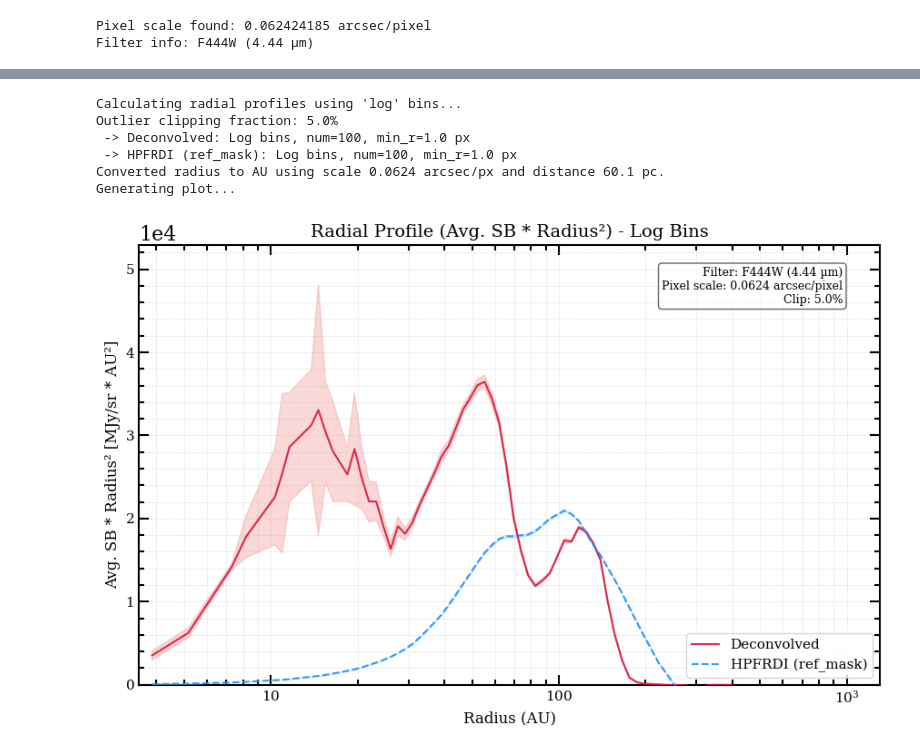
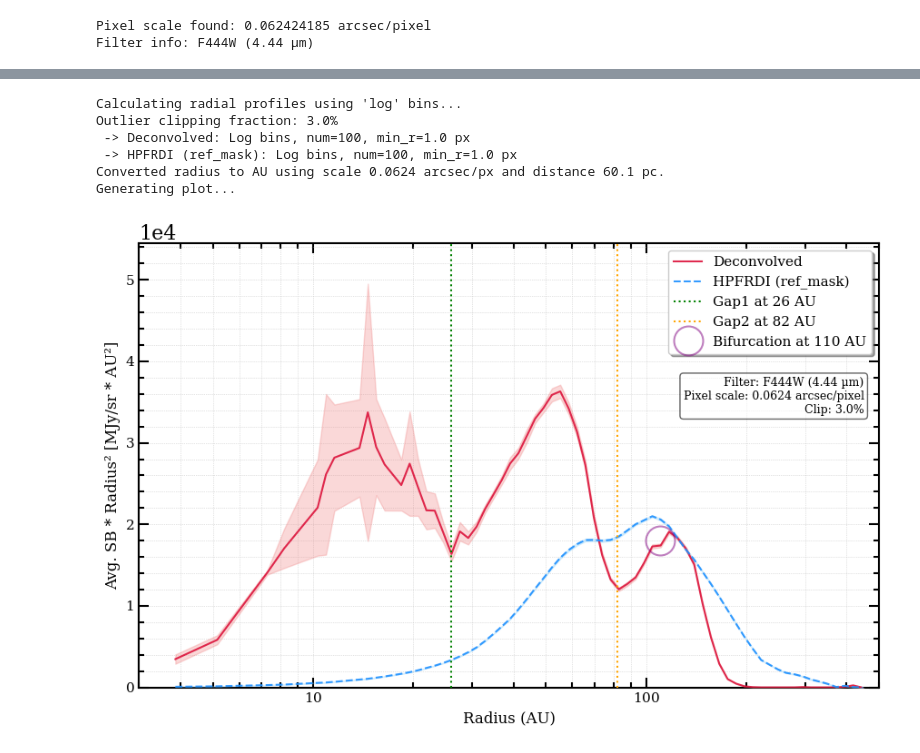
Before and after one commit to dreamjade/twhya, a Jupyter notebook: 444W_deconvo.ipynb, the cells around one changed output, grey strips where cells are left out. Drawn from its saved outputs; the diff is of its cells as text; code cells hidden in the pictures.

```diff
--- a/444W_deconvo.ipynb
+++ b/444W_deconvo.ipynb
@@ -220,12 +283,14 @@ for i, ax in enumerate(axes):
         print(f"Error creating LogNorm for plot {i}, using linear scale instead: {e}")
         norm = None # Fallback to linear scale
 
-    # --- Use ax.imshow ---
+    # --- Plotting ---
+    # flip the x-axis extent to match astronomical convention
+    flipped_extent = [deconv_reduc[i].extent[1], deconv_reduc[i].extent[0], deconv_reduc[i].extent[2], deconv_reduc[i].extent[3]]
     im = ax.imshow(
         img_data,
         cmap='hot',
         norm=norm, # Apply the LogNorm object (or None for linear)
-        extent=deconv_reduc[i].extent, # Use extent from the corresponding reduction object
+        extent=flipped_extent, # Use flipped extent from the corresponding reduction object
         origin='lower', # Standard for astronomical images
         interpolation='nearest' # Often preferred over bilinear for data
     )
@@ -235,7 +300,7 @@ for i, ax in enumerate(axes):
     cbar_unit = wdb.database.obs[wdb.concat]['BUNIT'][0]
     cbar.set_label('Intensity (%s)' % cbar_unit, fontsize=12)
 
-    # --- Add Text Label (Original Logic) ---
+    # --- Add Text Label ---
     current_max_brightness = np.nanmax(img_data)
     text_label = f"{labels[i]}\n{info_str}\nMax: {current_max_brightness:.2f}"
     ax.text(0.03, 0.97, text_label,
@@ -244,7 +309,7 @@ for i, ax in enumerate(axes):
             fontsize=10, color='white',
             bbox=dict(boxstyle='round,pad=0.3', fc='black', alpha=0.5, ec='none'))
 
-    # --- Add Scale Bar (Original Logic) ---
+    # --- Add Scale Bar ---
     if pixel_scale_value is not None and 'distance' in locals() or 'distance' in globals():
         try:
             scalebar_length_arcsec = 3
@@ -271,18 +336,14 @@ for i, ax in enumerate(axes):
         ax.text(0.97, 0.03, f"Scale info missing ({', '.join(missing_info)})", ha='right', va='bottom',
                 transform=ax.transAxes, fontsize=8, color='yellow')
 
-    # Set axis limits based on extent or desired lims
-    # extent is [left, right, bottom, top]
-    ax.set_xlim(-5, 5) # Set limits based on your data
-    ax.set_ylim(-5, 5) # Set limits based on your data
-    # Or set fixed limits if preferred:
-    # ax.set_xlim(-5, 5)
-    # ax.set_ylim(-5, 5)
+    # Set axis limits
+    ax.set_xlim(5, -5)
+    ax.set_ylim(-5, 5)
 
-    # Optional: Set axis labels
-    ax.set_xlabel('Offset [arcsec]', fontsize=12)
+    # Set axis labels
+    ax.set_xlabel(r'$\Delta$ RA [arcsec]', fontsize=12)
     if i == 0: # Label y-axis only for the first plot
-        ax.set_ylabel('Offset [arcsec]', fontsize=12)
+        ax.set_ylabel(r'$\Delta$ Dec [arcsec]', fontsize=12)
     ax.set_aspect('equal', adjustable='box') # Ensure correct aspect ratio
 
 # Adjust layout to prevent overlap and show the plot
@@ -751,7 +645,7 @@ def calculate_radial_profile(
 if __name__ == "__main__":
     # --- User Choices ---
     BINNING_MODE = 'log' # Options: 'linear' or 'log'
-    OUTLIER_CLIP = 0.05   # Fraction to clip (e.g., 0.05 = 5% total), 0.0 to disable
+    OUTLIER_CLIP = 0.03   # Fraction to clip (e.g., 0.05 = 5% total), 0.0 to disable
 
     # --- Binning Parameters ---
     # Parameters for LINEAR binning
@@ -927,14 +821,14 @@ if __name__ == "__main__":
     # --- Plot Styling ---
     ax_radial.set_xlabel(x_label, fontsize=12)
     ax_radial.set_ylabel(y_label, fontsize=12)
-    ax_radial.set_title(f'Radial Profile (Avg. SB * Radius²) - {BINNING_MODE.capitalize()} Bins', fontsize=14)
+    #ax_radial.set_title(f'Radial Profile (Avg. SB * Radius²) - {BINNING_MODE.capitalize()} Bins', fontsize=14)
 
     # Add text box
     scale_text = f"{pixel_scale_value:.4f} {units}/pixel" if np.isfinite(pixel_scale_value) else "Unknown"
     clip_text = f"Clip: {OUTLIER_CLIP*100:.1f}%" if OUTLIER_CLIP > 0 else "Clip: None"
     textstr = f"Filter: {info_str}\nPixel scale: {scale_text}\n{clip_text}"
     props = dict(boxstyle='round', facecolor='white', alpha=0.6)
-    ax_radial.text(0.95, 0.95, textstr, transform=ax_radial.transAxes,
+    ax_radial.text(0.98, 0.7, textstr, transform=ax_radial.transAxes,
                    fontsize=9, verticalalignment='top', horizontalalignment='right', bbox=props)
 
     # Set scales AFTER plotting
@@ -972,38 +866,43 @@ if __name__ == "__main__":
     else:
         ax_radial.set_ylim(bottom=0) # Default safe limit
 
+    # add vertical lines for gaps at 25 au and 90 au
+    ax_radial.axvline(x=26, color='green', linestyle=':', linewidth=1.5, label='Gap1 at 26 AU', zorder=12)
+    ax_radial.axvline(x=82, color='orange', linestyle=':', linewidth=1.5, label='Gap2 at 82 AU', zorder=12)
+
+    # add a circle
+    ax_radial.plot(110, 1.8e4, 'o', color='purple', markersize=23, label='Bifurcation at 110 AU', zorder=15, fillstyle='none', alpha=0.5)
+
     # Set x-axis limits based on the plot radii
     valid_radii = radii_plot[np.isfinite(radii_plot) & (radii_plot > 0)]
     if len(valid_radii) > 0:
         min_plot_radius = np.min(valid_radii)
         max_plot_radius = np.max(valid_radii)
         if ax_radial.get_xscale() == 'log':
-            ax_radial.set_xlim(left=min_plot_radius * 0.9, right=max_plot_radius * 1.1)
+            ax_radial.set_xlim(left=3, right=500)
         else:
             # For linear scale, often start near 0 unless min_radius_px is large
             start_radius = 0 if BINNING_MODE=='linear' else min_radius_px_log * (pixel_scale_au if pixel_scale_au else 1) * 0.9
             ax_radial.set_xlim(left=start_radius, right=max_plot_radius * 1.05)
     else:
         # Fallback limits
         fallback_min = (min_radius_px_log if BINNING_MODE=='log' else 1) * (pixel_scale_au if pixel_scale_au else 1)
         fallback_max = max_radius_px * (pixel_scale_au if pixel_scale_au else 1)
-        ax_radial.set_xlim(left=fallback_min * 0.9, right=fallback_max * 1.1)
-
 
     # Scientific notation for y-axis
     ax_radial.ticklabel_format(axis='y', style='sci', scilimits=(0,0))
 
-    ax_radial.legend(fontsize=11)
+    ax_radial.legend(fontsize=11, loc='upper right', frameon=True, shadow=True)
     ax_radial.grid(True, which='both', linestyle=':', linewidth=0.5, alpha=0.7)
     ax_radial.tick_params(axis='both', which='major', labelsize=11)
 
     plt.tight_layout()
     plt.show()
 # %% [output]
 Calculating radial profiles using 'log' bins...
-Outlier clipping fraction: 5.0%
+Outlier clipping fraction: 3.0%
  -> Deconvolved: Log bins, num=100, min_r=1.0 px
  -> HPFRDI (ref_mask): Log bins, num=100, min_r=1.0 px
 Converted radius to AU using scale 0.0624 arcsec/px and distance 60.1 pc.
 Generating plot...
-[figure, old version]
+[figure, new version]
```
Also changed, not shown: parts of 21 cells of this notebook, 2 other files.
